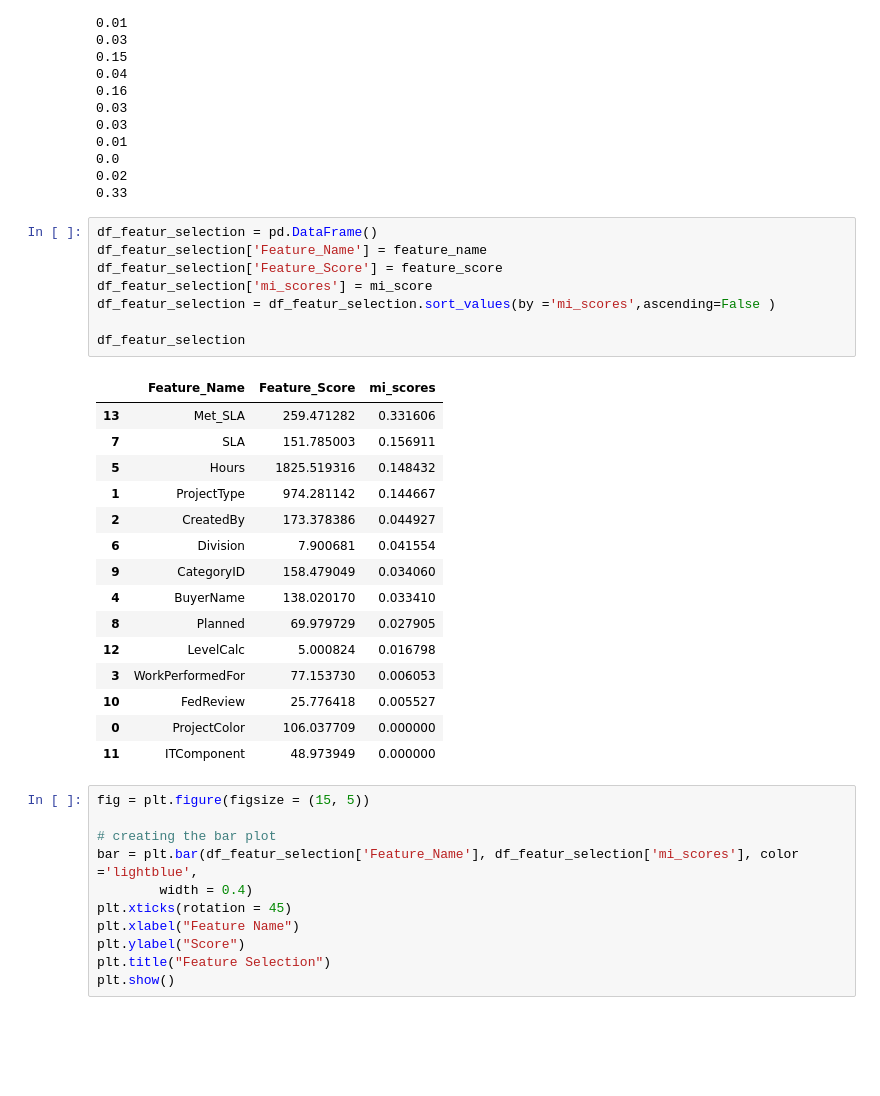
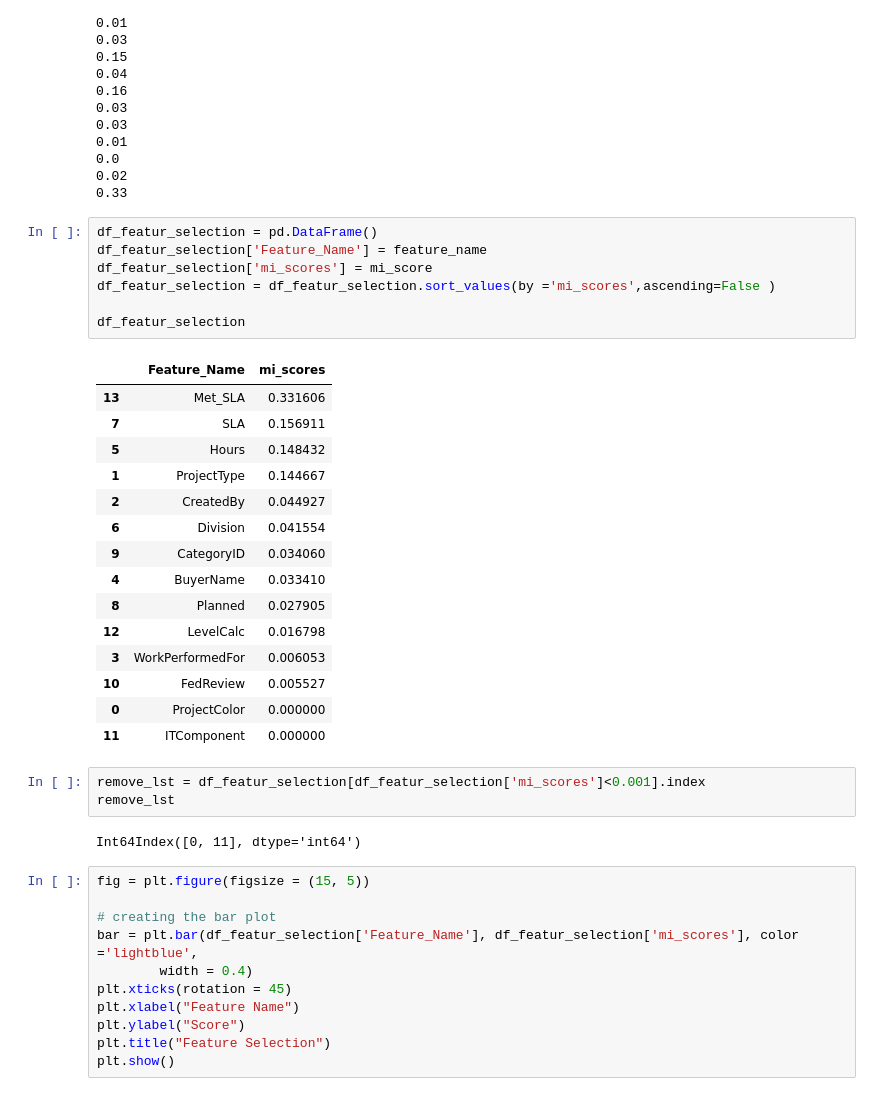
Before and after one commit to gibril4666/694, a Jupyter notebook: Task-2 MG.ipynb, the cells around one changed output. Drawn from its saved outputs; the diff is of its cells as text; blank space fills up the shorter version.

```diff
--- a/Task-2 MG.ipynb
+++ b/Task-2 MG.ipynb
@@ -324,27 +318,31 @@ for i in mi_score:
 # %%
 df_featur_selection = pd.DataFrame()
 df_featur_selection['Feature_Name'] = feature_name
-df_featur_selection['Feature_Score'] = feature_score
 df_featur_selection['mi_scores'] = mi_score
 df_featur_selection = df_featur_selection.sort_values(by ='mi_scores',ascending=False )
 
 df_featur_selection
 # %% [output]
-|  | Feature_Name | Feature_Score | mi_scores |
-| 13 | Met_SLA | 259.471282 | 0.331606 |
-| 7 | SLA | 151.785003 | 0.156911 |
-| 5 | Hours | 1825.519316 | 0.148432 |
-| 1 | ProjectType | 974.281142 | 0.144667 |
-| 2 | CreatedBy | 173.378386 | 0.044927 |
-| 6 | Division | 7.900681 | 0.041554 |
-| 9 | CategoryID | 158.479049 | 0.034060 |
-| 4 | BuyerName | 138.020170 | 0.033410 |
-| 8 | Planned | 69.979729 | 0.027905 |
-| 12 | LevelCalc | 5.000824 | 0.016798 |
-| 3 | WorkPerformedFor | 77.153730 | 0.006053 |
-| 10 | FedReview | 25.776418 | 0.005527 |
-| 0 | ProjectColor | 106.037709 | 0.000000 |
-| 11 | ITComponent | 48.973949 | 0.000000 |
+|  | Feature_Name | mi_scores |
+| 13 | Met_SLA | 0.331606 |
+| 7 | SLA | 0.156911 |
+| 5 | Hours | 0.148432 |
+| 1 | ProjectType | 0.144667 |
+| 2 | CreatedBy | 0.044927 |
+| 6 | Division | 0.041554 |
+| 9 | CategoryID | 0.034060 |
+| 4 | BuyerName | 0.033410 |
+| 8 | Planned | 0.027905 |
+| 12 | LevelCalc | 0.016798 |
+| 3 | WorkPerformedFor | 0.006053 |
+| 10 | FedReview | 0.005527 |
+| 0 | ProjectColor | 0.000000 |
+| 11 | ITComponent | 0.000000 |
+# %%
+remove_lst = df_featur_selection[df_featur_selection['mi_scores']<0.001].index
+remove_lst
+# %% [output]
+Int64Index([0, 11], dtype='int64')
 # %%
 fig = plt.figure(figsize = (15, 5))
 
```
Also changed, not shown: parts of 13 cells of this notebook.
